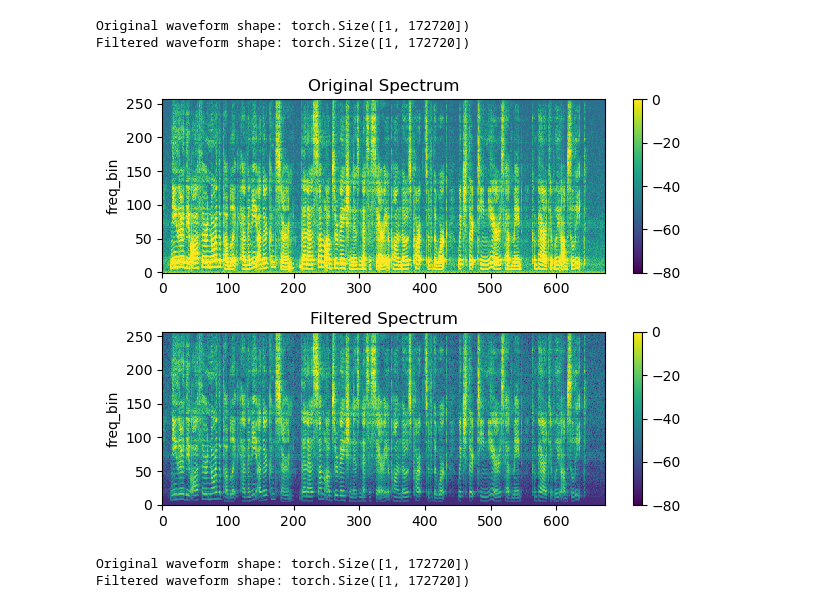
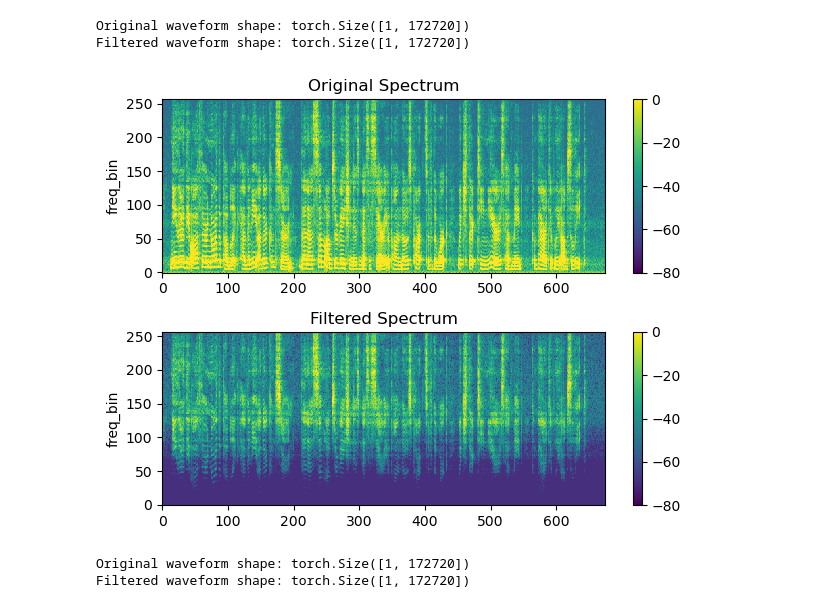
Before and after one commit to Frankalexej/proslearn, a Jupyter notebook: T_filter_trial.ipynb, the cells around one changed output. Drawn from its saved outputs; the diff is of its cells as text; code cells hidden in the pictures.

```diff
--- a/T_filter_trial.ipynb
+++ b/T_filter_trial.ipynb
@@ -42,32 +42,32 @@ spectrogram = T.Spectrogram(n_fft=512)
 # %%
 # Test the XpassFilter class
 if __name__ == "__main__":
     import torchaudio
 
     # Load a sample wave file
     waveform, sample_rate = torchaudio.load("19-198-0002.flac")
     print("Original waveform shape:", waveform.shape)
 
     # Create an instance of the XpassFilter class
     cutoff_frequency = 4000  # Set cutoff frequency
     filter_type = 'high'      # Filter type ('low' or 'high')
-    order = 2 # Filter order
+    order = 5 # Filter order
 
     filter = XpassFilter(cutoff_frequency=cutoff_frequency, sample_rate=sample_rate, filter_type=filter_type, order=order)
 
     # Apply the filter
     filtered_waveform = filter(waveform)
     print("Filtered waveform shape:", filtered_waveform.shape)
 
     # Visualize the original and filtered spectrum
     fig, axs = plt.subplots(2, 1)
     plot_spectrogram(spectrogram(waveform)[0], title="Original Spectrum", ax=axs[0], vmin=-80, vmax=0)
     plot_spectrogram(spectrogram(filtered_waveform)[0], title="Filtered Spectrum", ax=axs[1], vmin=-80, vmax=0)
     fig.tight_layout()
 # %% [output]
 Original waveform shape: torch.Size([1, 172720])
 Filtered waveform shape: torch.Size([1, 172720])
-[figure, old version]
+[figure, new version]
 # %%
 # Test the XpassFilter class
 if __name__ == "__main__":
```
